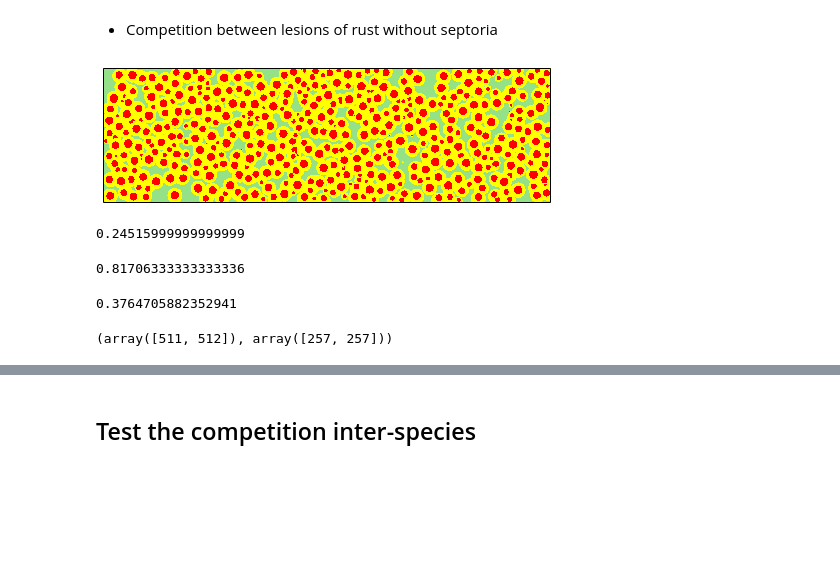
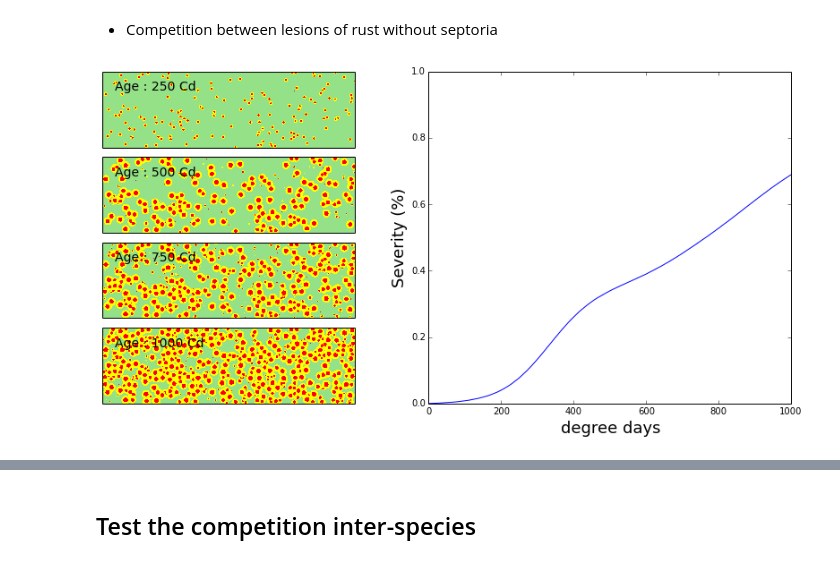
Before and after one commit to openalea-incubator/alep, a Jupyter notebook: alep/example/septo_rust_competition_leaf.ipynb, the cells around one changed output, grey strips where cells are left out. Drawn from its saved outputs; the diff is of its cells as text; code cells hidden in the pictures; blank space fills up the shorter version.

Commit message:
New examples of brown rust
git-svn-id: https://scm.gforge.inria.fr/authscm/pradal/svn/openaleapkg/trunk@5393 0978ab36-7443-0410-8248-c2aa344a765a

```diff
--- a/alep/example/septo_rust_competition_leaf.ipynb
+++ b/alep/example/septo_rust_competition_leaf.ipynb
@@ -359,13 +397,15 @@ rcParams['figure.figsize']=(8,8)
 # %%
 leaf = np.zeros((int(L/dL), int(W/dW)), dtype=int)
 lesion = SeptoLesion(0.5,0.5)
-lesion.age = lesion.age_chlo
 s_analytic = []
 s_lesion = []
 surf = 0
 smax = 0.3
-for i in range(700):
-    surf += 0.0006
+for i in range(800):
+    if i < lesion.age_chlo:
+        surf += 0.03/220.
+    else:
+        surf += 0.0006
     s_analytic.append(min(smax, surf))
 
     lesion.growth(1.)
@@ -454,18 +473,3 @@ plot_leaf(leaf, lesions)
 ## Test the competition intra-species
 # %% [markdown]
 * Competition between lesions of septoria without rust
-# %%
-lesions = []
-SeptoLesion.lid = 0
-leaf[:,:]=0
-leaf = init_lesion(leaf, LesionModel = SeptoLesion)
-nb_steps = 3000
-sev_septo = []
-for i in range(nb_steps):
-    for lesion in lesions:
-        lesion.growth(dt=1.)
-    if i%200==0:
-        leaf = disperse_lesion(leaf, lesions, LesionModel=SeptoLesion)
-    leaf = biological_competition(leaf, lesions)
-    sev_septo.append(1 - float(sum(leaf==0))/size(leaf))
-plot_leaf(leaf, lesions)
@@ -481,35 +517,32 @@ plot(sev_septo)
 # %%
 lesions = []
 RustLesion.lid = 0
 leaf[:,:]=0
 competition_model = biological_competition
-leaf = init_lesion(leaf, LesionModel = RustLesion, competition_model = competition_model, n = 5)
-nb_steps = 3000
+leaf = init_lesion(leaf, LesionModel = RustLesion, competition_model = competition_model, n = 150)
+nb_steps = 1000
 sev_rust = []
+rcParams['figure.figsize']=(12,6)
+gs = gridspec.GridSpec(4, 2)
+ax_dict = {250:plt.subplot(gs[0, 0]), 500:plt.subplot(gs[1, 0]), 750:plt.subplot(gs[2, 0]), 1000:plt.subplot(gs[3, 0])}
 for i in range(nb_steps):
     for lesion in lesions:
         lesion.growth(dt=1.)
     if i%20==0:
         leaf = disperse_lesion(leaf, lesions, LesionModel=RustLesion, competition_model = competition_model)
     leaf = competition_model(leaf,lesions)
     sev_rust.append(1 - float(sum(leaf==0))/size(leaf))
-#imshow(-leaf.T, cmap=cmap, interpolation='nearest')
-plot_leaf(leaf, lesions)
+    if i+1 in ax_dict:
+        a = i+1
+        plot_leaf(leaf, lesions, ax = ax_dict[a])
+        ax_dict[a].annotate('Age : %d Cd' %a, xy=(0.05, 0.75), xycoords='axes fraction', fontsize=14)
+
+ax = plt.subplot(gs[:, 1])
+ax.plot(sev_rust)
+ax.set_ylabel('Severity (%)', fontsize = 18)
+ax.set_xlabel('degree days', fontsize = 18)
+ax.set_ylim([0,1])
+plt.tight_layout()
+rcParams['figure.figsize']=(8,8)
 # %% [output]
-[figure, old version]
+[figure, new version]
-# %%
-sum([size(np.where((leaf==l.lid) & (l.pixels_spo))[0]) for l in lesions])/float(size(leaf))
-# %% [output]
-0.24515999999999999
-# %%
-sum([size(np.where(leaf==l.lid)[0]) for l in lesions])/float(size(leaf))
-# %% [output]
-0.81706333333333336
-# %%
-32/85.
-# %% [output]
-0.3764705882352941
-# %%
-np.where((leaf==l.lid) & (l.pixels_spo))
-# %% [output]
-(array([511, 512]), array([257, 257]))
```
Also changed, not shown: parts of 48 cells of this notebook, 5 other files.
